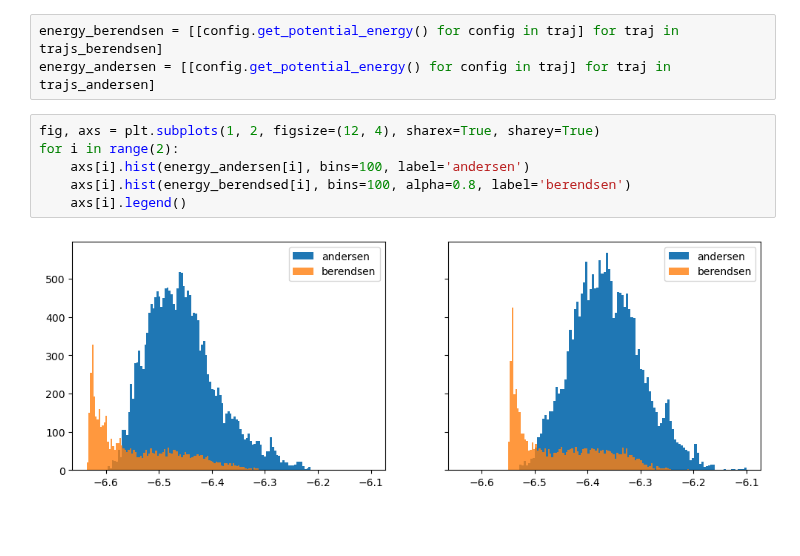
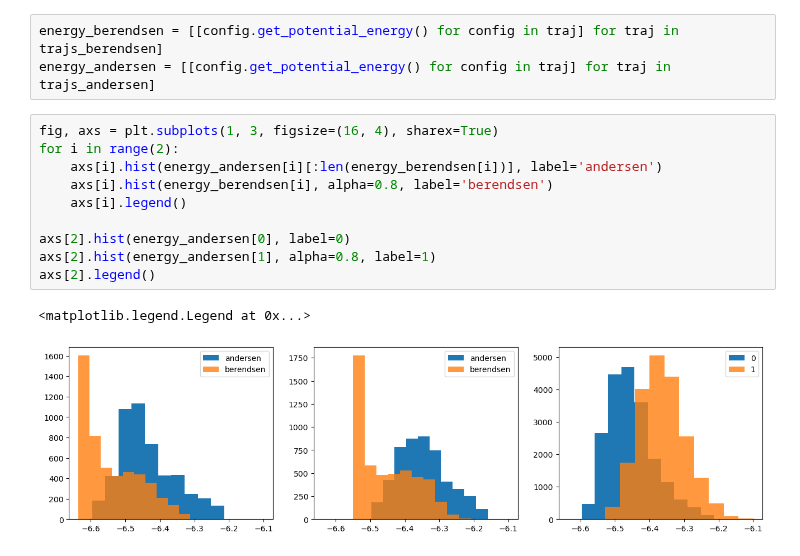
Before and after one commit to anacmolina/ML-DFT, a Jupyter notebook: notebooks/19 - reviewing md and nf.ipynb, the cells around one changed output. Saved outputs shown, nothing was run; the diff lists cells and outputs as text; blank space fills up the shorter version.

Commit message:
energy hist from andersen updated

```diff
--- a/notebooks/19 - reviewing md and nf.ipynb
+++ b/notebooks/19 - reviewing md and nf.ipynb
@@ -185,10 +185,15 @@ plt.yticks(fontsize=size);
 energy_berendsen = [[config.get_potential_energy() for config in traj] for traj in trajs_berendsen]
 energy_andersen = [[config.get_potential_energy() for config in traj] for traj in trajs_andersen]
 # %%
-fig, axs = plt.subplots(1, 2, figsize=(12, 4), sharex=True, sharey=True)
+fig, axs = plt.subplots(1, 3, figsize=(16, 4), sharex=True)
 for i in range(2):
-    axs[i].hist(energy_andersen[i], bins=100, label='andersen')
-    axs[i].hist(energy_berendsed[i], bins=100, alpha=0.8, label='berendsen')
+    axs[i].hist(energy_andersen[i][:len(energy_berendsen[i])], label='andersen')
+    axs[i].hist(energy_berendsen[i], alpha=0.8, label='berendsen')
     axs[i].legend()
+
+axs[2].hist(energy_andersen[0], label=0)
+axs[2].hist(energy_andersen[1], alpha=0.8, label=1)
+axs[2].legend()
 # %% [output]
+<matplotlib.legend.Legend at 0x...>
-[figure, old version]
+[figure, new version]
```
Also changed, not shown: 2 other files.
